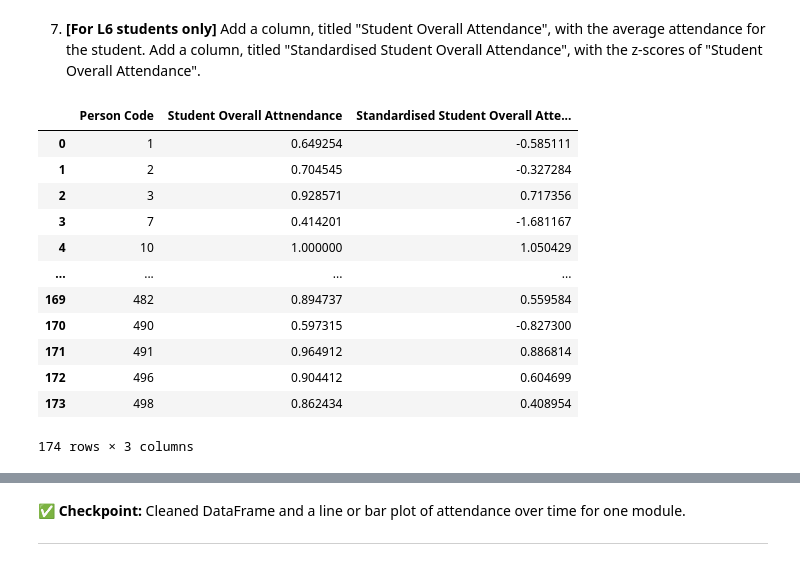
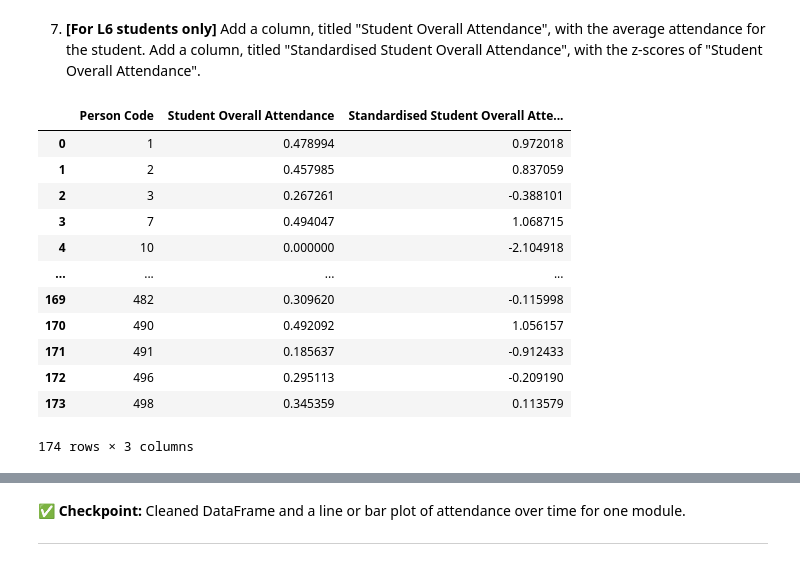
Before and after one commit to Belmiro42/Summative1LIS, a Jupyter notebook: Summative.ipynb, the cells around one changed output, grey strips where cells are left out. Cells and saved outputs as stored; diff of their text form; code cells hidden in the pictures.

```diff
--- a/Summative.ipynb
+++ b/Summative.ipynb
@@ -240,23 +241,23 @@ plt.show()
 # %% [markdown]
 7. **[For L6 students only]** Add a column, titled "Student Overall Attendance", with the average attendance for the student. Add a column, titled "Standardised Student Overall Attendance", with the z-scores of "Student Overall Attendance".
 # %%
-student_attendance_avg = (attendance_anonymised.groupby("Person Code")["Not Attended"].mean().reset_index())
-student_attendance_avg.rename(columns={"Not Attended": "Student Overall Attnendance"},            inplace=True)
-student_attendance_avg["Standardised Student Overall Attendance"] = (student_attendance_avg["Student Overall Attnendance"] - student_attendance_avg["Student Overall Attnendance"].mean())/ student_attendance_avg["Student Overall Attnendance"].std()
+student_attendance_avg = (attendance_anonymised.groupby("Person Code")["Not Attended"].std().reset_index())
+student_attendance_avg.rename(columns={"Not Attended": "Student Overall Attendance"},            inplace=True)
+student_attendance_avg["Standardised Student Overall Attendance"] = (student_attendance_avg["Student Overall Attendance"] - student_attendance_avg["Student Overall Attendance"].mean())/ student_attendance_avg["Student Overall Attendance"].std()
 student_attendance_avg
 # %% [output]
-|  | Person Code | Student Overall Attnendance | Standardised Student Overall Atte... |
-| 0 | 1 | 0.649254 | -0.585111 |
-| 1 | 2 | 0.704545 | -0.327284 |
-| 2 | 3 | 0.928571 | 0.717356 |
-| 3 | 7 | 0.414201 | -1.681167 |
-| 4 | 10 | 1.000000 | 1.050429 |
+|  | Person Code | Student Overall Attendance | Standardised Student Overall Atte... |
+| 0 | 1 | 0.478994 | 0.972018 |
+| 1 | 2 | 0.457985 | 0.837059 |
+| 2 | 3 | 0.267261 | -0.388101 |
+| 3 | 7 | 0.494047 | 1.068715 |
+| 4 | 10 | 0.000000 | -2.104918 |
 | ... | ... | ... | ... |
-| 169 | 482 | 0.894737 | 0.559584 |
-| 170 | 490 | 0.597315 | -0.827300 |
-| 171 | 491 | 0.964912 | 0.886814 |
-| 172 | 496 | 0.904412 | 0.604699 |
-| 173 | 498 | 0.862434 | 0.408954 |
+| 169 | 482 | 0.309620 | -0.115998 |
+| 170 | 490 | 0.492092 | 1.056157 |
+| 171 | 491 | 0.185637 | -0.912433 |
+| 172 | 496 | 0.295113 | -0.209190 |
+| 173 | 498 | 0.345359 | 0.113579 |
 174 rows × 3 columns
 # %%
 attendance_anonymised = attendance_anonymised.merge(student_attendance_avg, on="Person Code", how="left")
```
Also changed, not shown: parts of 12 cells of this notebook, 2 other files.
